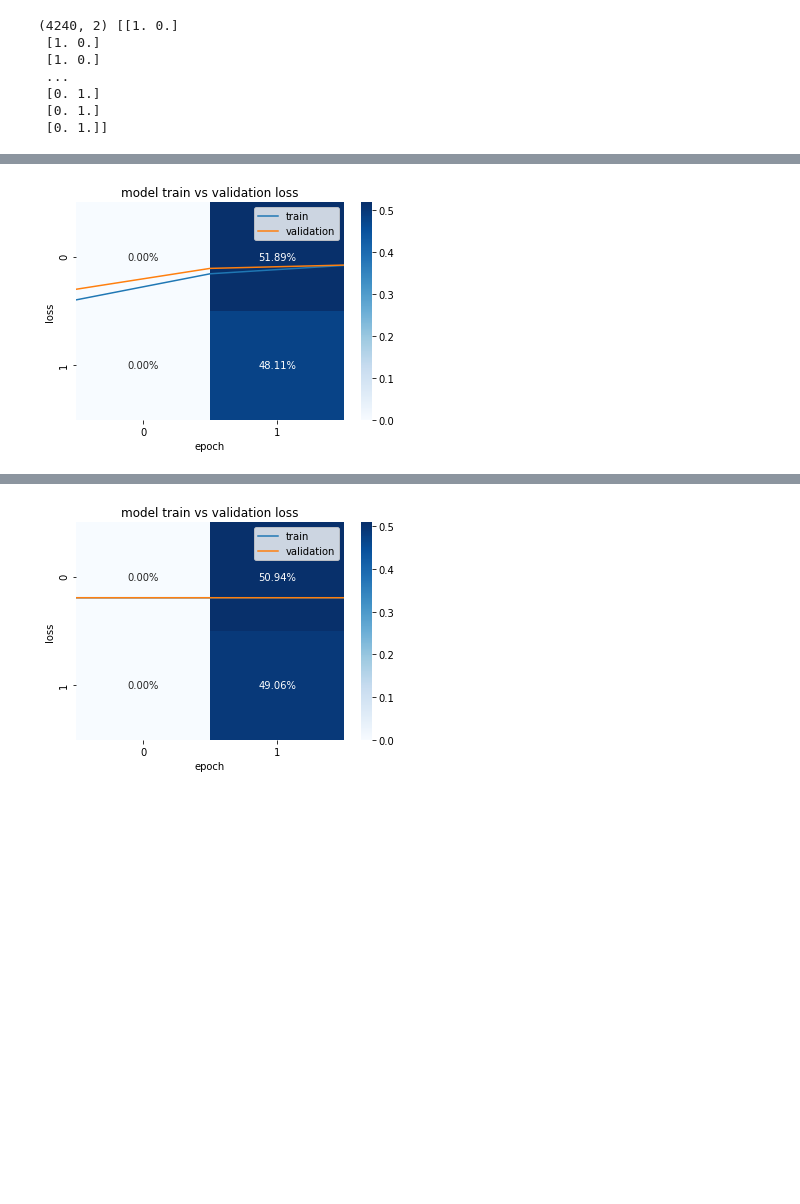
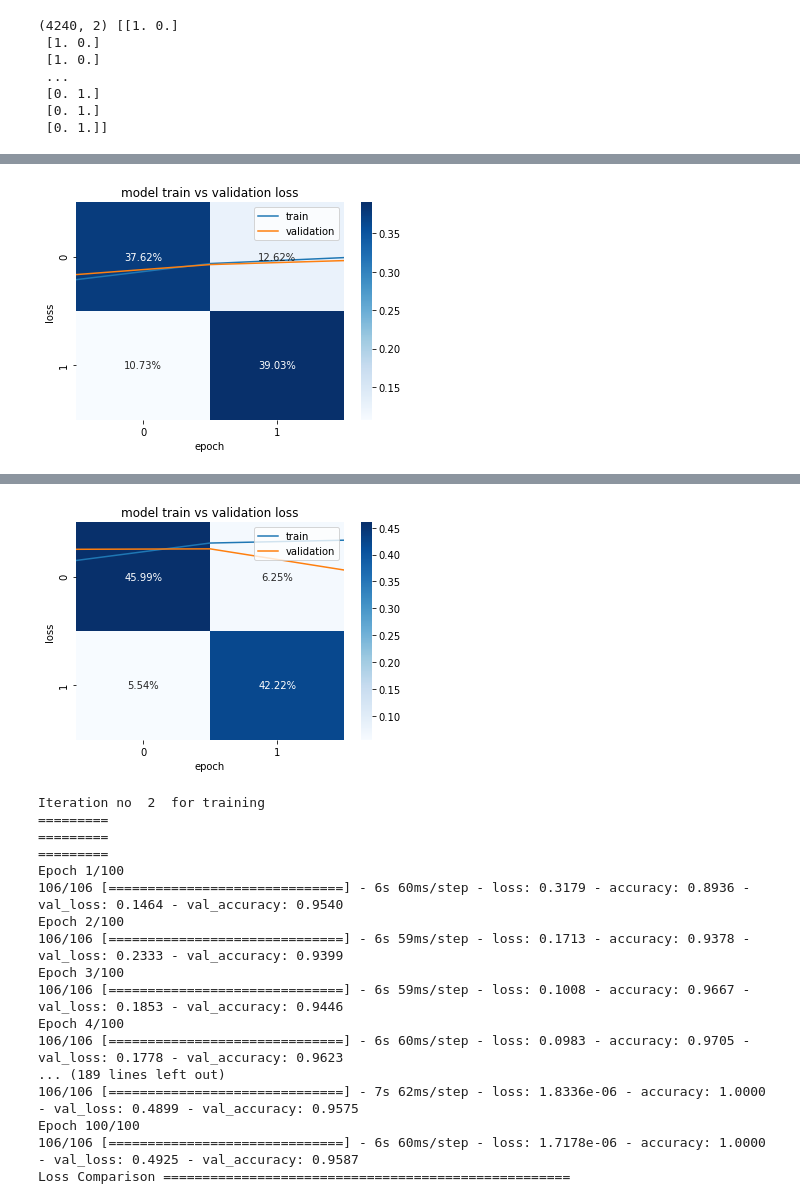
Before and after one commit to Syed-Osama-Hussain/Imagined-Speech-Prediction-from-EEG, a Jupyter notebook: long_short_words.ipynb, the cells around one changed output, grey strips where cells are left out. Saved outputs shown, nothing was run; the diff lists cells and outputs as text; code cells hidden in the pictures; blank space fills up the shorter version.

Commit message:
Max Accuracy

```diff
--- a/long_short_words.ipynb
+++ b/long_short_words.ipynb
@@ -183,11 +184,12 @@ Non-trainable params: 0
 __________________________________________________________________________________________________
 None
 # %%
-model.compile(optimizer='adam', loss='categorical_crossentropy', metrics=['accuracy'])
+optimizer = Adam(learning_rate=0.0001)
+model.compile(optimizer=optimizer, loss='categorical_crossentropy', metrics=['accuracy'])
 # %%
 train_data, labels = shuffle(train_data, labels)
 # %%
-for i in range(2):
+for i in range(5):
   print("Iteration no ",i," for training \n=========\n=========\n=========")
 
   train_data, labels = shuffle(train_data, labels)
@@ -197,7 +199,7 @@ for i in range(2):
   y_test=labels[0:int(divide_percent)]
   x_train = train_data[int(divide_percent):len(train_data)]
   y_train = labels[int(divide_percent):len(labels)]
-  history = model.fit(x_train,y_train,validation_data=(x_test,y_test),epochs=200,verbose=1)
+  history = model.fit(x_train,y_train,validation_data=(x_test,y_test),epochs=100,verbose=1)
   predictions = model.predict(x_test,verbose=0)
   np.round(predictions)
   rounded_labels = np.argmax(y_test, axis=1)
@@ -232,5 +234,5 @@ Epoch 200/200
 Loss Comparison ====================================================
-[figure, old version]
+[figure, new version]
 Iteration no  1  for training
 =========
 =========
@@ -250,2 +252,19 @@ Epoch 200/200
 Loss Comparison ====================================================
-[figure, old version]
+[figure, new version]
+Iteration no  2  for training
+=========
+=========
+=========
+Epoch 1/100
+106/106 [==============================] - 6s 60ms/step - loss: 0.3179 - accuracy: 0.8936 - val_loss: 0.1464 - val_accuracy: 0.9540
+Epoch 2/100
+106/106 [==============================] - 6s 59ms/step - loss: 0.1713 - accuracy: 0.9378 - val_loss: 0.2333 - val_accuracy: 0.9399
+Epoch 3/100
+106/106 [==============================] - 6s 59ms/step - loss: 0.1008 - accuracy: 0.9667 - val_loss: 0.1853 - val_accuracy: 0.9446
+Epoch 4/100
+106/106 [==============================] - 6s 60ms/step - loss: 0.0983 - accuracy: 0.9705 - val_loss: 0.1778 - val_accuracy: 0.9623
+... (189 lines left out)
+106/106 [==============================] - 7s 62ms/step - loss: 1.8336e-06 - accuracy: 1.0000 - val_loss: 0.4899 - val_accuracy: 0.9575
+Epoch 100/100
+106/106 [==============================] - 6s 60ms/step - loss: 1.7178e-06 - accuracy: 1.0000 - val_loss: 0.4925 - val_accuracy: 0.9587
+Loss Comparison ====================================================
```
Also changed, not shown: parts of 6 cells of this notebook.
